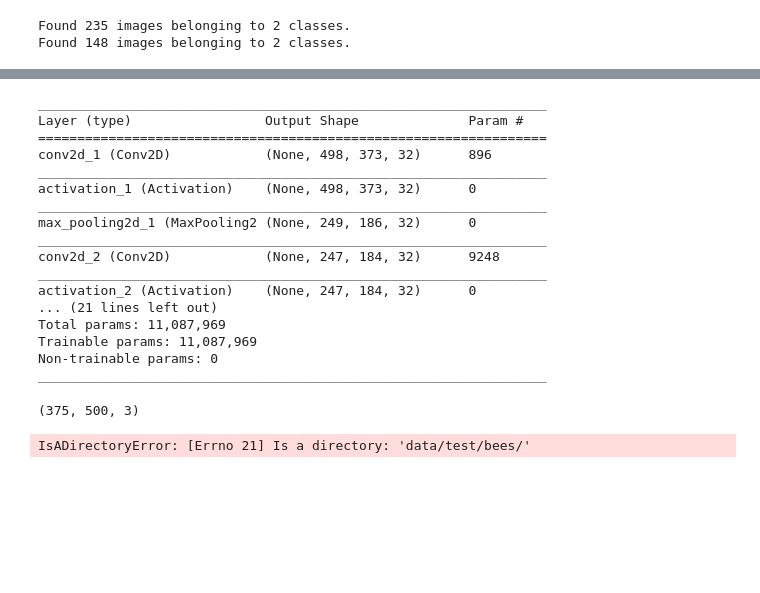
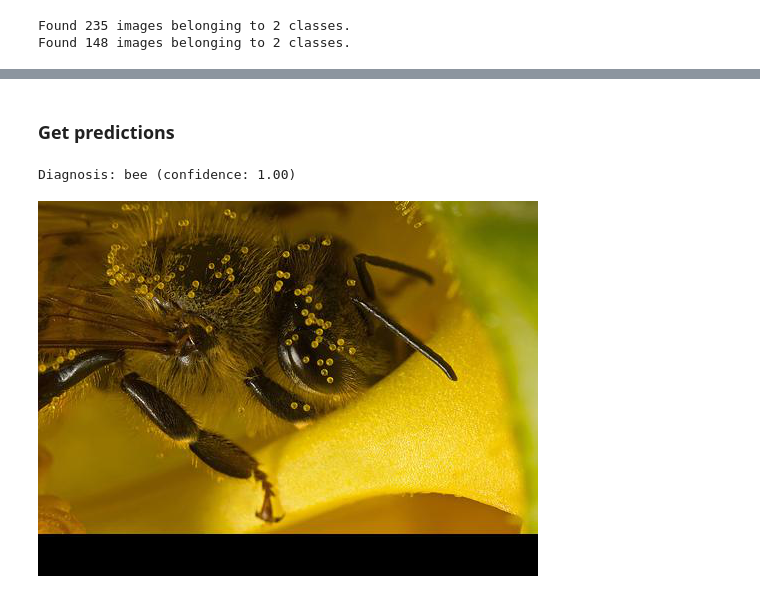
Before and after one commit to skeydan/deeplearning_course, a Jupyter notebook: cnn_keras.ipynb, the cells around one changed output, grey strips where cells are left out. Drawn from its saved outputs; the diff is of its cells as text; code cells hidden in the pictures; blank space fills up the shorter version.

```diff
--- a/cnn_keras.ipynb
+++ b/cnn_keras.ipynb
@@ -52,10 +55,20 @@ Using TensorFlow backend.
 # %%
 train_data_dir = 'data/train'
 test_data_dir = 'data/test'
-num_epochs = 1
+
+num_epochs = 50
 batch_size = 16
-nb_train_samples = 235
-nb_test_samples = 148
+
+n_train_samples = 235
+n_train_ants = 114
+n_train_bees = 121
+
+n_test_samples = 148
+n_test_ants = 66
+n_test_bees = 82
+
+model_exists = False
+model_name = "cnn_from_scratch.h5"
 # %%
 target_width = 500
 target_height = 375
@@ -178,9 +220,6 @@ validation_generator = test_datagen.flow_from_directory(
 # %% [output]
 Found 235 images belonging to 2 classes.
 Found 148 images belonging to 2 classes.
-# %%
-model_exists = True
-model_name = "cnn_from_scratch.h5"
 # %%
 if not model_exists:
     model = Sequential()
@@ -210,7 +267,7 @@ if not model_exists:
 if not model_exists:
     model.fit_generator(
         train_generator,
-        steps_per_epoch=nb_train_samples // batch_size,
+        steps_per_epoch=n_train_samples // batch_size,
         epochs=num_epochs,
         validation_data=validation_generator,
-        validation_steps=nb_test_samples // batch_size)
+        validation_steps=n_test_samples // batch_size)
@@ -221,45 +296,19 @@ if not model_exists:
 if model_exists:
     model = load_model(model_name)
     model.summary()
-# %% [output]
-_________________________________________________________________
-Layer (type)                 Output Shape              Param #
-=================================================================
-conv2d_1 (Conv2D)            (None, 498, 373, 32)      896
-_________________________________________________________________
-activation_1 (Activation)    (None, 498, 373, 32)      0
-_________________________________________________________________
-max_pooling2d_1 (MaxPooling2 (None, 249, 186, 32)      0
-_________________________________________________________________
-conv2d_2 (Conv2D)            (None, 247, 184, 32)      9248
-_________________________________________________________________
-activation_2 (Activation)    (None, 247, 184, 32)      0
-... (21 lines left out)
-Total params: 11,087,969
-Trainable params: 11,087,969
-Non-trainable params: 0
-_________________________________________________________________
+# %% [markdown]
+### Get predictions
 # %%
-test_img_path = 'data/test/ants/10308379_1b6c72e180.jpg'
+test_img_path = 'data/train/bees/1092977343_cb42b38d62.jpg'
 img = load_img(test_img_path)
-#candidate = np.expand_dims(img_to_array(img)/255, axis=0)
-#pred, prob = model.predict_classes(candidate, verbose=0), model.predict_proba(candidate, batch_size=1, verbose=0)
-#class_ = "ant" if pred[0,0] == 0 else "bee"
-#conf = 1 - prob[0,0] if pred[0,0] == 0 else prob[0,0]
-#print('Diagnosis: {} (confidence: {:.2f})'.format(class_,conf))
-img_to_array(img).shape
+candidate = np.expand_dims(img_to_array(img)/255, axis=0)
+pred, prob = model.predict_classes(candidate, verbose=0), model.predict_proba(candidate, batch_size=1, verbose=0)
+class_ = "ant" if pred[0,0] == 0 else "bee"
+conf = 1 - prob[0,0] if pred[0,0] == 0 else prob[0,0]
+print('Diagnosis: {} (confidence: {:.2f})'.format(class_,conf))
+img
 # %% [output]
-(375, 500, 3)
+Diagnosis: bee (confidence: 1.00)
+[figure, added]
-# %%
-test_img_path = 'data/test/bees/'
-img = load_img(test_img_path)
-candidate = np.expand_dims(img_to_array(img)/255, axis=0)
-pred, prob = test_model.predict_classes(candidate, verbose=0), test_model.predict_proba(candidate, batch_size=1, verbose=0)
-class_ = "crack" if pred[0,0] == 0 else "no crack"
-conf = 1 - prob[0,0] if pred[0,0] == 0 else prob[0,0]
-print('Diagnosis: {} (confidence: {:.2f})'.format(class_,conf))
-img
-# %% [output]
-IsADirectoryError: [Errno 21] Is a directory: 'data/test/bees/'
 # %%
 def score_img(img_path):
```
Also changed, not shown: parts of 19 cells of this notebook, 4 other files.
